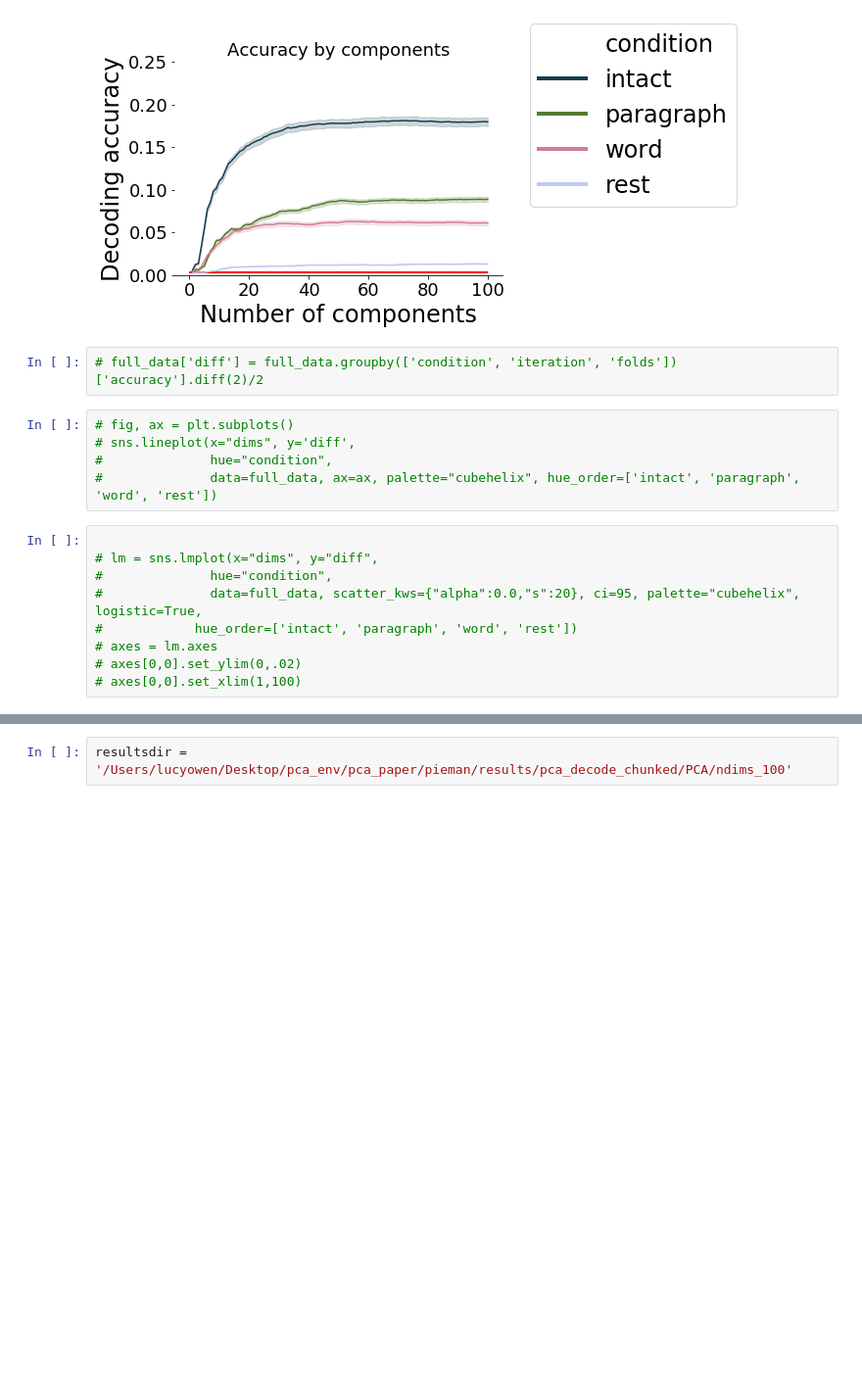
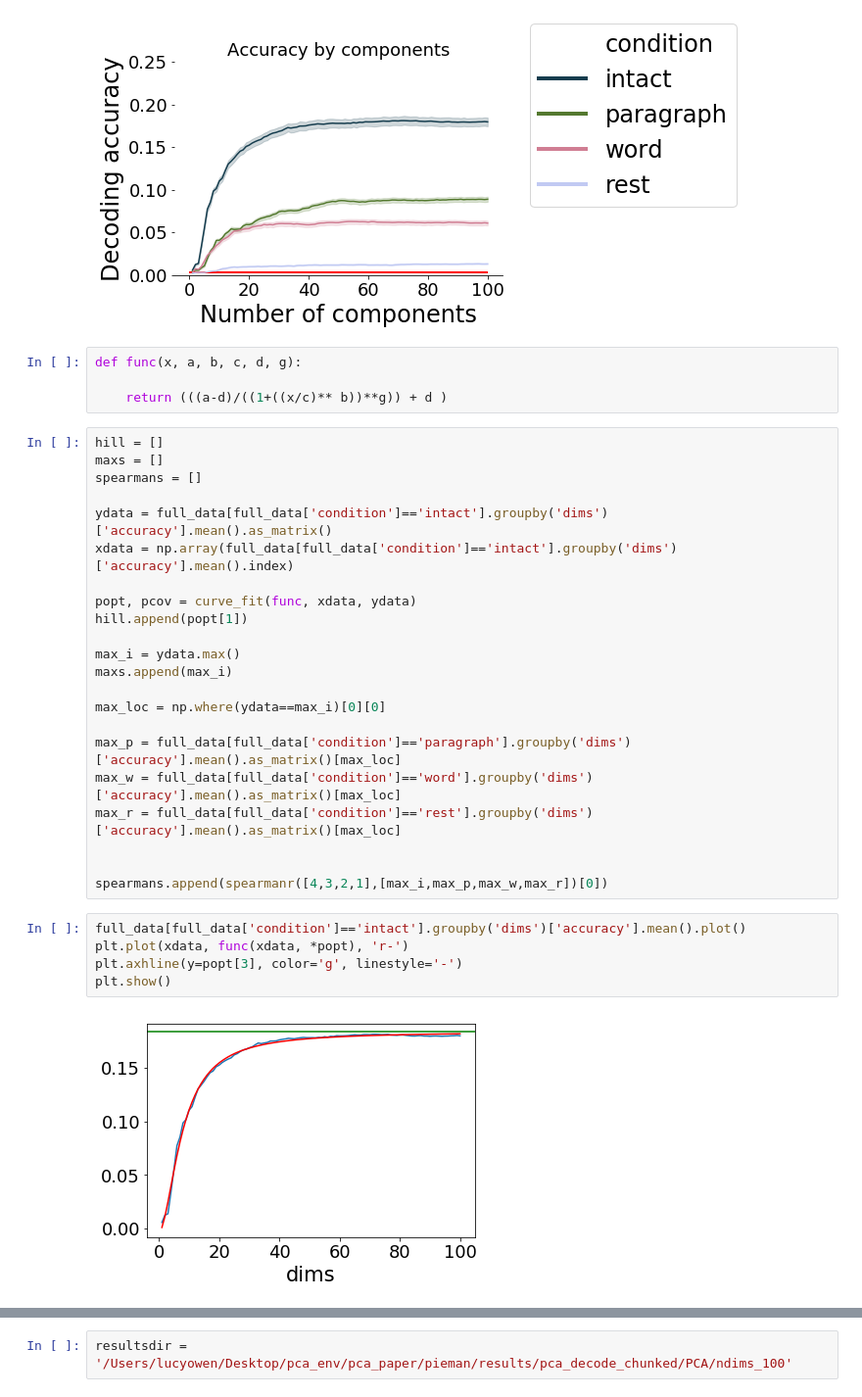
Before and after one commit to ContextLab/pca_paper, a Jupyter notebook: code/notebooks/pca_pieman_decoding.ipynb, the cells around one changed output, grey strips where cells are left out. Shown at 98% size. Drawn from its saved outputs; the diff is of its cells as text; blank space fills up the shorter version.

Commit message:
WIP single slope/max/order metric

```diff
--- a/code/notebooks/pca_pieman_decoding.ipynb
+++ b/code/notebooks/pca_pieman_decoding.ipynb
@@ -202,19 +204,36 @@ for line in l.get_lines():
 fig.savefig(outfile, bbox_inches='tight')
 # %% [output]
 [figure]
-# %%
-# full_data['diff'] = full_data.groupby(['condition', 'iteration', 'folds'])['accuracy'].diff(2)/2
-# %%
-# fig, ax = plt.subplots()
-# sns.lineplot(x="dims", y='diff',
-#              hue="condition",
-#              data=full_data, ax=ax, palette="cubehelix", hue_order=['intact', 'paragraph', 'word', 'rest'])
-# %%
-
-# lm = sns.lmplot(x="dims", y="diff",
-#              hue="condition",
-#              data=full_data, scatter_kws={"alpha":0.0,"s":20}, ci=95, palette="cubehelix", logistic=True,
-#            hue_order=['intact', 'paragraph', 'word', 'rest'])
-# axes = lm.axes
-# axes[0,0].set_ylim(0,.02)
-# axes[0,0].set_xlim(1,100)
+# %%
+def func(x, a, b, c, d, g):
+
+    return (((a-d)/((1+((x/c)** b))**g)) + d )
+# %%
+hill = []
+maxs = []
+spearmans = []
+
+ydata = full_data[full_data['condition']=='intact'].groupby('dims')['accuracy'].mean().as_matrix()
+xdata = np.array(full_data[full_data['condition']=='intact'].groupby('dims')['accuracy'].mean().index)
+
+popt, pcov = curve_fit(func, xdata, ydata)
+hill.append(popt[1])
+
+max_i = ydata.max()
+maxs.append(max_i)
+
+max_loc = np.where(ydata==max_i)[0][0]
+
+max_p = full_data[full_data['condition']=='paragraph'].groupby('dims')['accuracy'].mean().as_matrix()[max_loc]
+max_w = full_data[full_data['condition']=='word'].groupby('dims')['accuracy'].mean().as_matrix()[max_loc]
+max_r = full_data[full_data['condition']=='rest'].groupby('dims')['accuracy'].mean().as_matrix()[max_loc]
+
+
+spearmans.append(spearmanr([4,3,2,1],[max_i,max_p,max_w,max_r])[0])
+# %%
+full_data[full_data['condition']=='intact'].groupby('dims')['accuracy'].mean().plot()
+plt.plot(xdata, func(xdata, *popt), 'r-')
+plt.axhline(y=popt[3], color='g', linestyle='-')
+plt.show()
+# %% [output]
+[figure, added]
```
Also changed, not shown: parts of 6 cells of this notebook, 6 other files.
